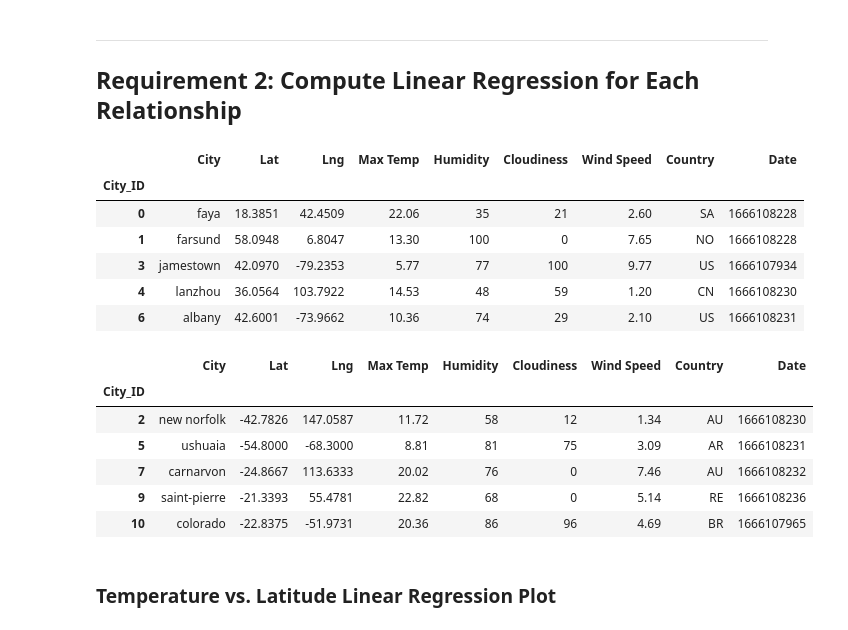
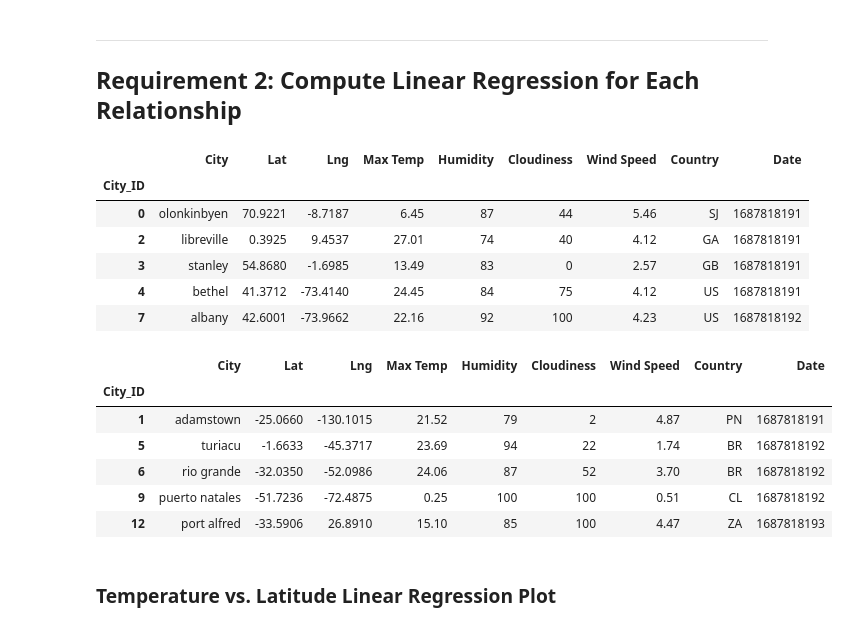
Before and after one commit to guanganalytics/python-api-challenge, a Jupyter notebook: WeatherPy.ipynb, the cells around one changed output. Saved outputs shown, nothing was run; the diff lists cells and outputs as text; code cells hidden in the pictures.

```diff
--- a/WeatherPy.ipynb
+++ b/WeatherPy.ipynb
@@ -294,30 +310,30 @@ plt.show()
 # %%
 # Create a DataFrame with the Northern Hemisphere data (Latitude >= 0)
-# YOUR CODE HERE
+northern_hemi_df=city_data_df.loc[city_data_df["Lat"]>=0]
 
 # Display sample data
 northern_hemi_df.head()
 # %% [output]
 |  | City | Lat | Lng | Max Temp | Humidity | Cloudiness | Wind Speed | Country | Date |
 | City_ID |  |  |  |  |  |  |  |  |  |
-| 0 | faya | 18.3851 | 42.4509 | 22.06 | 35 | 21 | 2.60 | SA | 1666108228 |
-| 1 | farsund | 58.0948 | 6.8047 | 13.30 | 100 | 0 | 7.65 | NO | 1666108228 |
-| 3 | jamestown | 42.0970 | -79.2353 | 5.77 | 77 | 100 | 9.77 | US | 1666107934 |
-| 4 | lanzhou | 36.0564 | 103.7922 | 14.53 | 48 | 59 | 1.20 | CN | 1666108230 |
-| 6 | albany | 42.6001 | -73.9662 | 10.36 | 74 | 29 | 2.10 | US | 1666108231 |
+| 0 | olonkinbyen | 70.9221 | -8.7187 | 6.45 | 87 | 44 | 5.46 | SJ | 1687818191 |
+| 2 | libreville | 0.3925 | 9.4537 | 27.01 | 74 | 40 | 4.12 | GA | 1687818191 |
+| 3 | stanley | 54.8680 | -1.6985 | 13.49 | 83 | 0 | 2.57 | GB | 1687818191 |
+| 4 | bethel | 41.3712 | -73.4140 | 24.45 | 84 | 75 | 4.12 | US | 1687818191 |
+| 7 | albany | 42.6001 | -73.9662 | 22.16 | 92 | 100 | 4.23 | US | 1687818192 |
 # %%
 # Create a DataFrame with the Southern Hemisphere data (Latitude < 0)
-# YOUR CODE HERE
+southern_hemi_df=city_data_df.loc[city_data_df["Lat"]<0]
 
 # Display sample data
 southern_hemi_df.head()
 # %% [output]
 |  | City | Lat | Lng | Max Temp | Humidity | Cloudiness | Wind Speed | Country | Date |
 | City_ID |  |  |  |  |  |  |  |  |  |
-| 2 | new norfolk | -42.7826 | 147.0587 | 11.72 | 58 | 12 | 1.34 | AU | 1666108230 |
-| 5 | ushuaia | -54.8000 | -68.3000 | 8.81 | 81 | 75 | 3.09 | AR | 1666108231 |
-| 7 | carnarvon | -24.8667 | 113.6333 | 20.02 | 76 | 0 | 7.46 | AU | 1666108232 |
-| 9 | saint-pierre | -21.3393 | 55.4781 | 22.82 | 68 | 0 | 5.14 | RE | 1666108236 |
-| 10 | colorado | -22.8375 | -51.9731 | 20.36 | 86 | 96 | 4.69 | BR | 1666107965 |
+| 1 | adamstown | -25.0660 | -130.1015 | 21.52 | 79 | 2 | 4.87 | PN | 1687818191 |
+| 5 | turiacu | -1.6633 | -45.3717 | 23.69 | 94 | 22 | 1.74 | BR | 1687818192 |
+| 6 | rio grande | -32.0350 | -52.0986 | 24.06 | 87 | 52 | 3.70 | BR | 1687818192 |
+| 9 | puerto natales | -51.7236 | -72.4875 | 0.25 | 100 | 100 | 0.51 | CL | 1687818192 |
+| 12 | port alfred | -33.5906 | 26.8910 | 15.10 | 85 | 100 | 4.47 | ZA | 1687818193 |
 # %% [markdown]
 ###  Temperature vs. Latitude Linear Regression Plot
```
Also changed, not shown: parts of 28 cells of this notebook, 5 other files.
